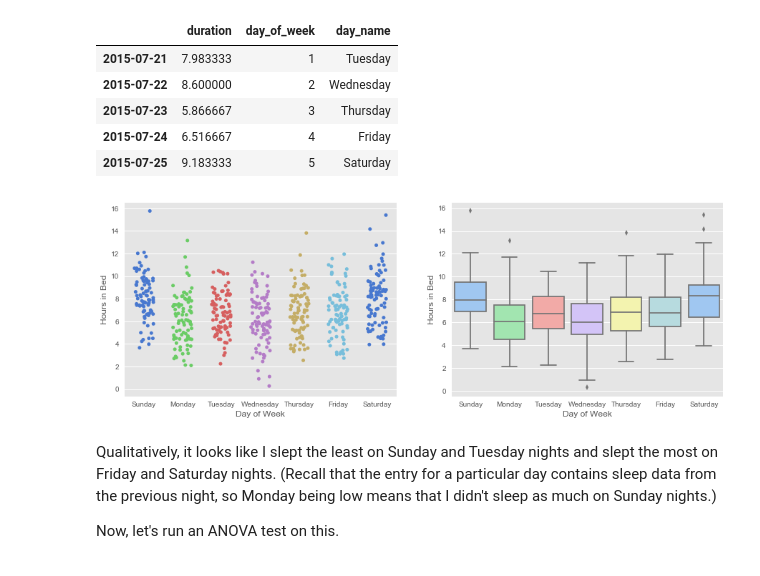
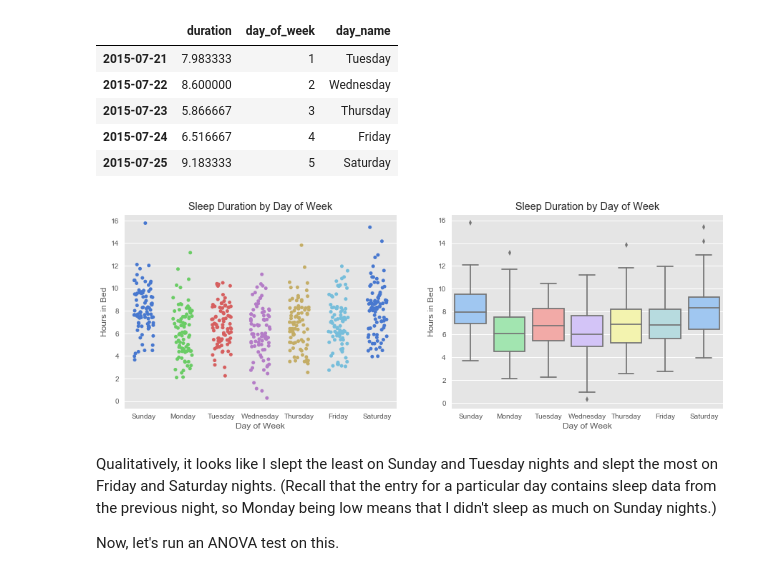
Before and after one commit to tuchandra/sleep-analysis, a Jupyter notebook: Stats and Sleep.ipynb, the cells around one changed output. Cells and saved outputs as stored; diff of their text form; code cells hidden in the pictures.

```diff
--- a/Stats and Sleep.ipynb
+++ b/Stats and Sleep.ipynb
@@ -189,18 +187,20 @@ df.head()
 # %%
 # Create plots
 days_order = ["Sunday", "Monday", "Tuesday", "Wednesday", "Thursday", "Friday", "Saturday"]
 
 fig, (ax1, ax2) = plt.subplots(ncols = 2, figsize = (15, 5))
 sns.stripplot(x = df.day_name, y = df.duration, jitter = 0.25, order = days_order, palette = "muted", ax = ax1)
 sns.boxplot(x = df.day_name, y = df.duration, order = days_order, palette = "pastel", ax = ax2)
 
 # Label axes
 ax1.set_xlabel("Day of Week")
 ax1.set_ylabel("Hours in Bed")
+ax1.set_title("Sleep Duration by Day of Week")
 ax2.set_xlabel("Day of Week")
-ax2.set_ylabel("Hours in Bed");
+ax2.set_ylabel("Hours in Bed")
+ax2.set_title("Sleep Duration by Day of Week") ;
 # %% [output]
-[figure, old version]
+[figure, new version]
 # %% [markdown]
 Qualitatively, it looks like I slept the least on Sunday and Tuesday nights and slept the most on Friday and Saturday nights. (Recall that the entry for a particular day contains sleep data from the previous night, so Monday being low means that I didn't sleep as much on Sunday nights.)
 
```
Also changed, not shown: parts of 13 cells of this notebook.
